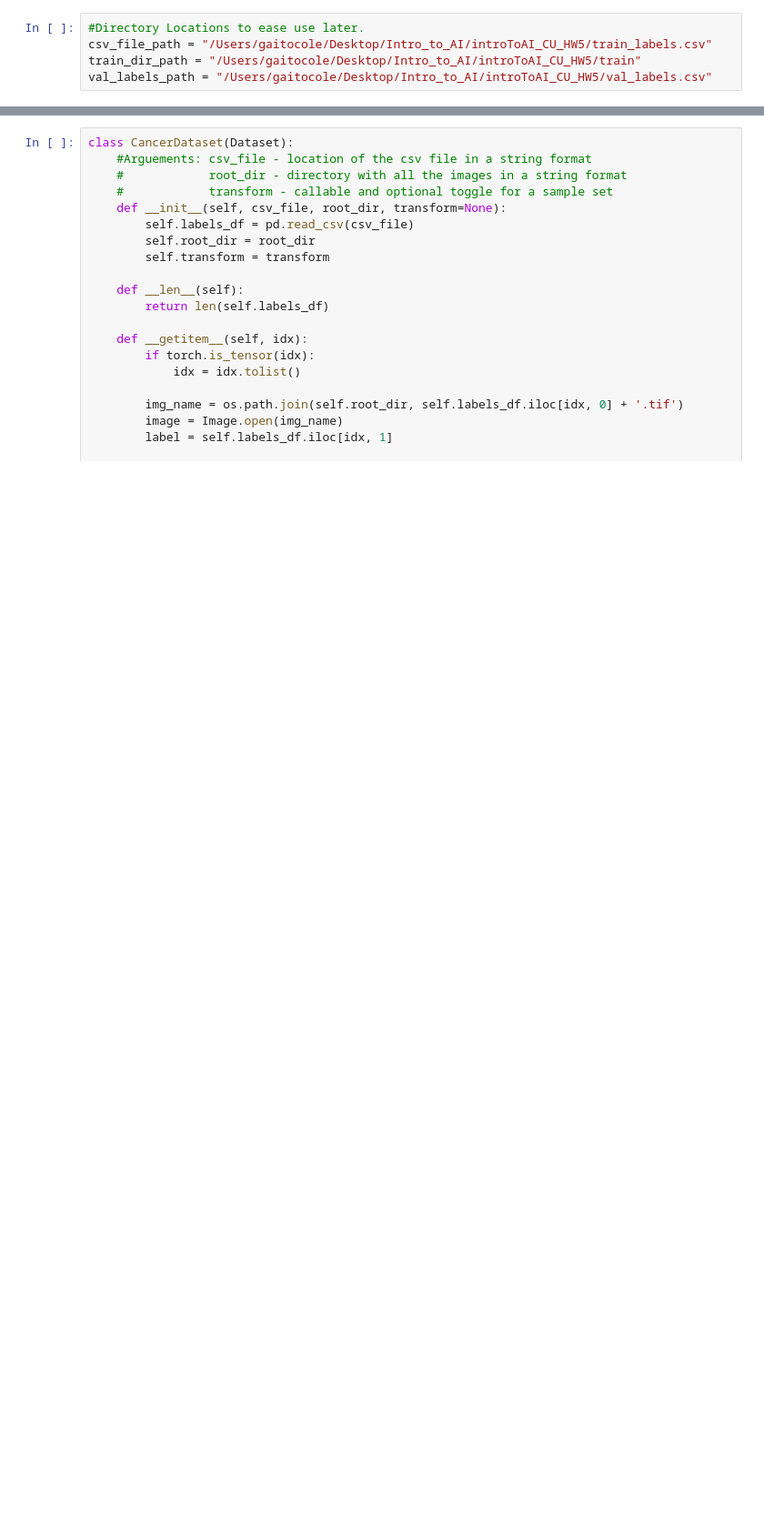
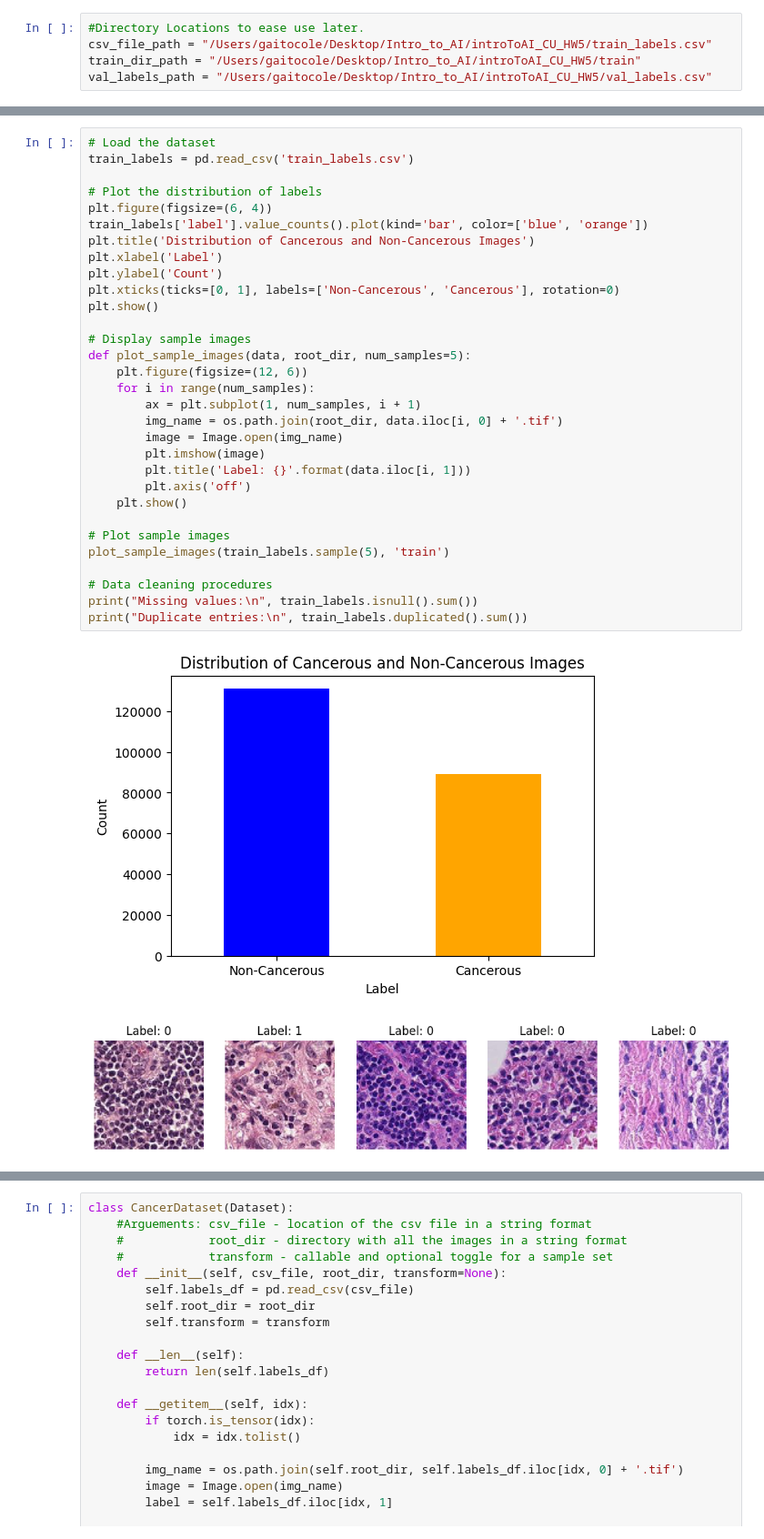
Before and after one commit to gaitocole/introToAI_CU_HW5, a Jupyter notebook: Cancer_Researchv1.ipynb, the cells around one changed output, grey strips where cells are left out. Shown at 91% size. Cells and saved outputs as stored; diff of their text form; blank space fills up the shorter version.

```diff
--- a/Cancer_Researchv1.ipynb
+++ b/Cancer_Researchv1.ipynb
@@ -168,0 +177,34 @@ File 'val_labels.csv' not found. Please check the path.
+# %%
+# Load the dataset
+train_labels = pd.read_csv('train_labels.csv')
+
+# Plot the distribution of labels
+plt.figure(figsize=(6, 4))
+train_labels['label'].value_counts().plot(kind='bar', color=['blue', 'orange'])
+plt.title('Distribution of Cancerous and Non-Cancerous Images')
+plt.xlabel('Label')
+plt.ylabel('Count')
+plt.xticks(ticks=[0, 1], labels=['Non-Cancerous', 'Cancerous'], rotation=0)
+plt.show()
+
+# Display sample images
+def plot_sample_images(data, root_dir, num_samples=5):
+    plt.figure(figsize=(12, 6))
+    for i in range(num_samples):
+        ax = plt.subplot(1, num_samples, i + 1)
+        img_name = os.path.join(root_dir, data.iloc[i, 0] + '.tif')
+        image = Image.open(img_name)
+        plt.imshow(image)
+        plt.title('Label: {}'.format(data.iloc[i, 1]))
+        plt.axis('off')
+    plt.show()
+
+# Plot sample images
+plot_sample_images(train_labels.sample(5), 'train')
+
+# Data cleaning procedures
+print("Missing values:\n", train_labels.isnull().sum())
+print("Duplicate entries:\n", train_labels.duplicated().sum())
+# %% [output]
+[figure, added]
+[figure, added]
```
Also changed, not shown: parts of 20 cells of this notebook.
